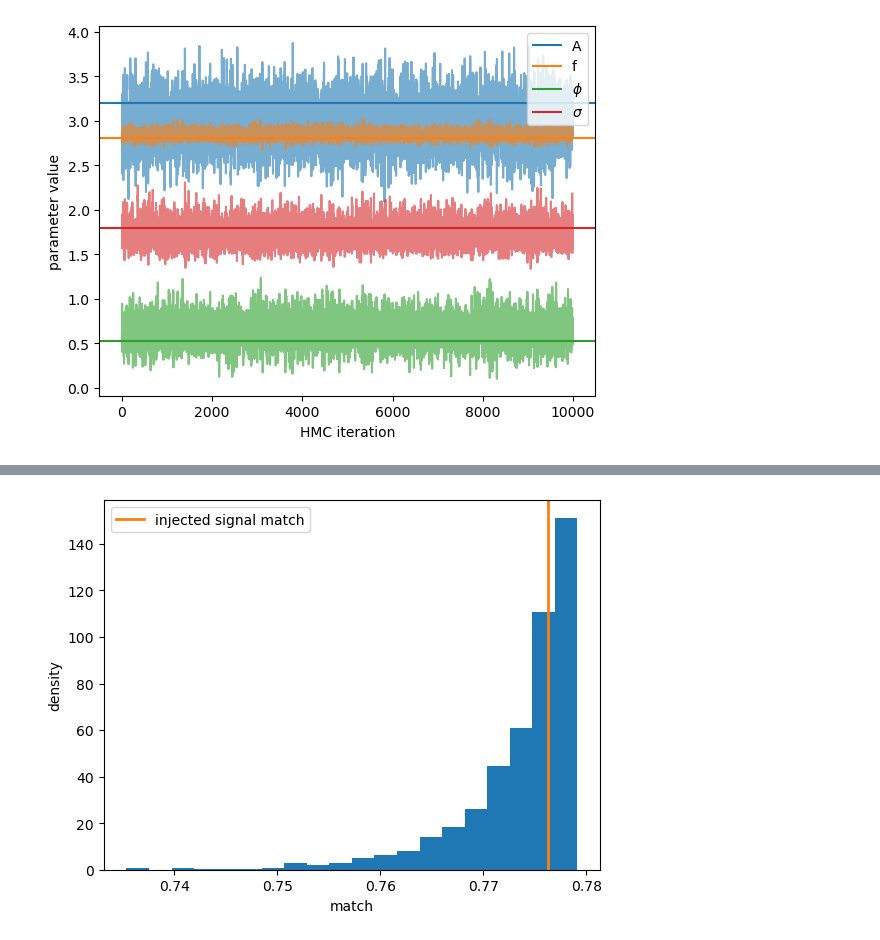
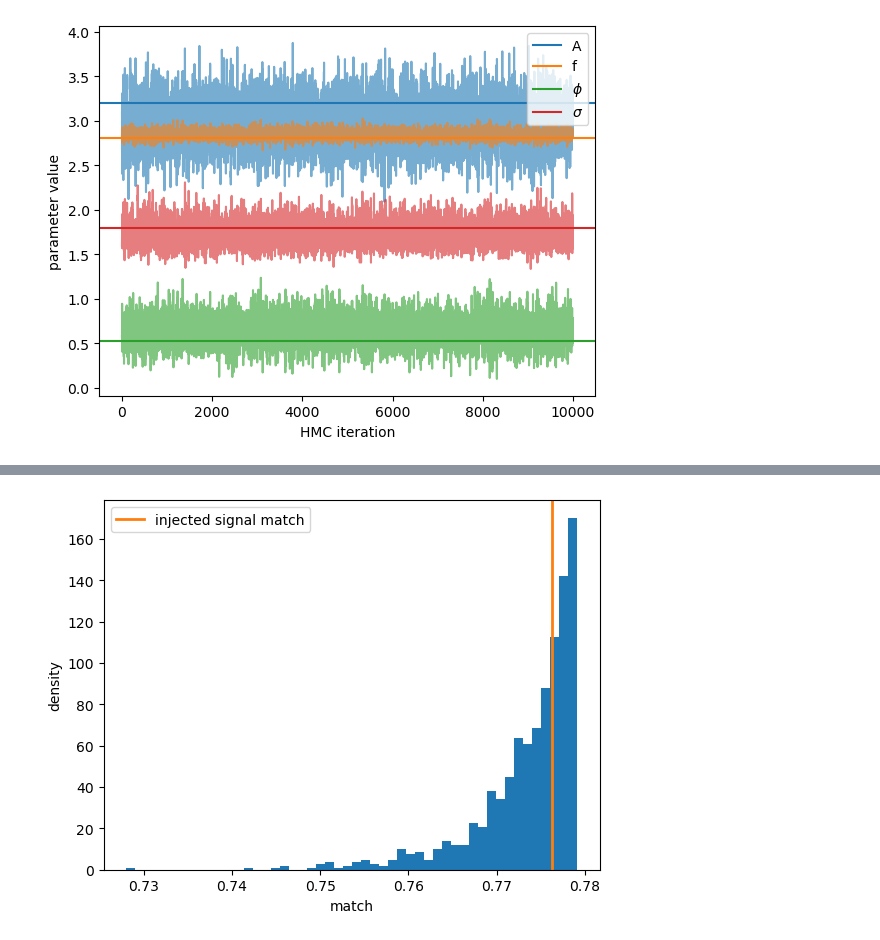
Before and after one commit to aiden-g12321/HMC_example, a Jupyter notebook: HMC_example.ipynb, the cells around one changed output, grey strips where cells are left out. Drawn from its saved outputs; the diff is of its cells as text; code cells hidden in the pictures.

```diff
--- a/HMC_example.ipynb
+++ b/HMC_example.ipynb
@@ -88,7 +88,7 @@ p(\mathbf{d}|A, f, \phi, \sigma) \propto \frac{1}{\sigma^{N_t}}\;\text{exp}\bigg
 amp_min, amp_max = 0., 10.
 freq_min, freq_max = 0., 10.
 phase_min, phase_max = 0., 2. * np.pi
-sigma_min, sigma_max = 0.0, 10.0
+sigma_min, sigma_max = 0., 10.
 x_min = jnp.array([amp_min, freq_min, phase_min, sigma_min])
 x_max = jnp.array([amp_max, freq_max, phase_max, sigma_max])
 
@@ -349,19 +350,19 @@ plt.show()
 # %%
 # compute match
 data_power = jnp.sum(data**2.)
 def match(x):
     signal = model(*x[:-1])
     match_val = jnp.sum(data * signal) / jnp.sqrt(data_power * jnp.sum(signal**2.))
     return match_val
 vectorized_match = jit(vmap(match))
 
-plt.hist(vectorized_match(HMC_samples[fair_draw_ndxs]), bins=20, density=True)
+plt.hist(vectorized_match(HMC_samples[fair_draw_ndxs]), bins=50, density=True)
 plt.axvline(match(x_inj),
             color='C1',
             label='injected signal match', lw=2)
 plt.xlabel('match')
 plt.ylabel('density')
 plt.legend()
 plt.show()
 # %% [output]
-[figure, old version]
+[figure, new version]
```
Also changed, not shown: parts of 11 cells of this notebook.
